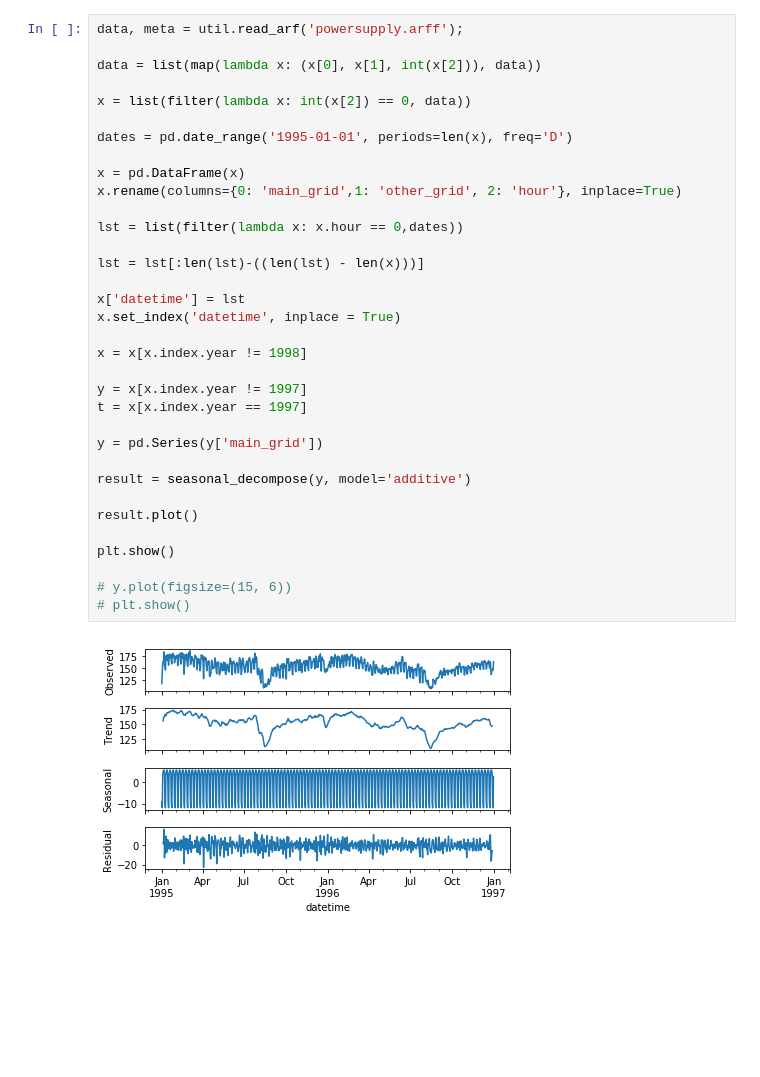
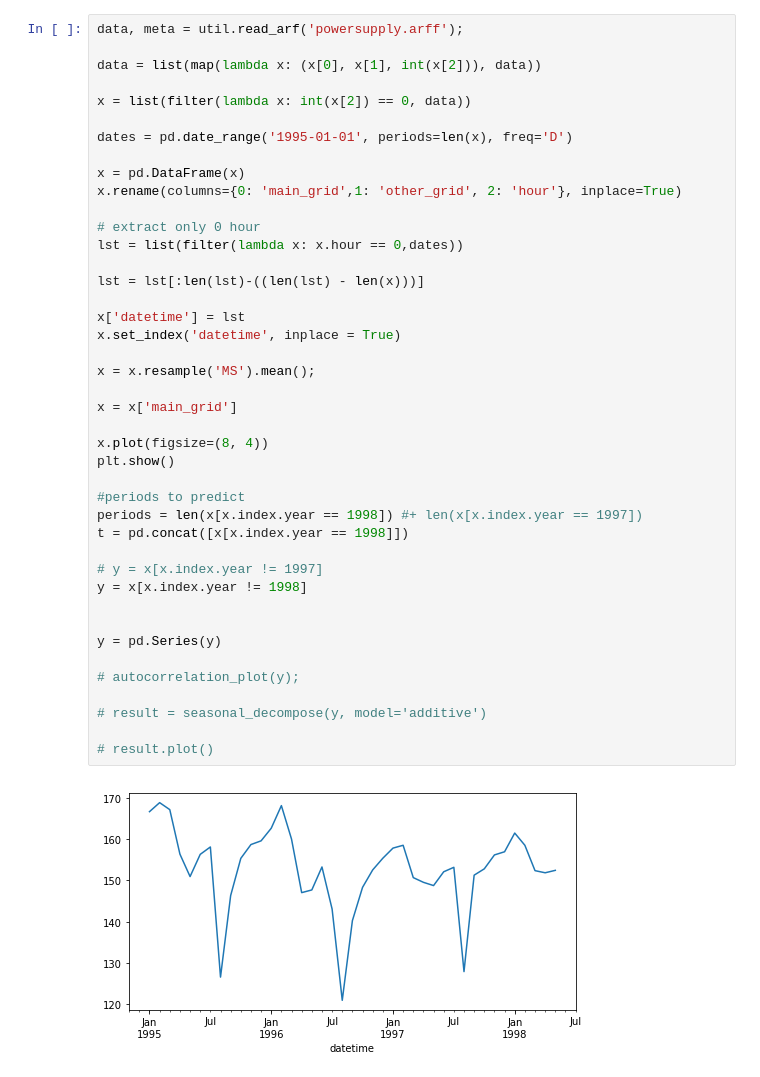
Before and after one commit to Cobrijani/prescient, a Jupyter notebook: src/notebooks/PowerSupply.ipynb, the cells around one changed output. Cells and saved outputs as stored; diff of their text form; blank space fills up the shorter version.

Commit message:
added different kidns of aggregation, added example where only one step ahead prediction is done

```diff
--- a/src/notebooks/PowerSupply.ipynb
+++ b/src/notebooks/PowerSupply.ipynb
@@ -21,39 +26,47 @@ pyramid version: '0.6.5'
 # %%
 data, meta = util.read_arf('powersupply.arff');
 
 data = list(map(lambda x: (x[0], x[1], int(x[2])), data))
 
 x = list(filter(lambda x: int(x[2]) == 0, data))
 
 dates = pd.date_range('1995-01-01', periods=len(x), freq='D')
 
 x = pd.DataFrame(x)
 x.rename(columns={0: 'main_grid',1: 'other_grid', 2: 'hour'}, inplace=True)
 
+# extract only 0 hour
 lst = list(filter(lambda x: x.hour == 0,dates))
 
 lst = lst[:len(lst)-((len(lst) - len(x)))]
 
 x['datetime'] = lst
 x.set_index('datetime', inplace = True)
 
-x = x[x.index.year != 1998]
+x = x.resample('MS').mean();
 
-y = x[x.index.year != 1997]
-t = x[x.index.year == 1997]
+x = x['main_grid']
 
-y = pd.Series(y['main_grid'])
-
-result = seasonal_decompose(y, model='additive')
-
-result.plot()
-
+x.plot(figsize=(8, 4))
 plt.show()
 
-# y.plot(figsize=(15, 6))
-# plt.show()
+#periods to predict
+periods = len(x[x.index.year == 1998]) #+ len(x[x.index.year == 1997])
+t = pd.concat([x[x.index.year == 1998]])
+
+# y = x[x.index.year != 1997]
+y = x[x.index.year != 1998]
+
+
+y = pd.Series(y)
+
+# autocorrelation_plot(y);
+
+# result = seasonal_decompose(y, model='additive')
+
+# result.plot()
 # %% [output]
-[figure, old version]
+[figure, new version]
 # %%
 stepwise_fit = auto_arima(y, start_p=1, start_q=1, max_p=5, max_q=5, m=12,
                           start_P=0, seasonal=True, d=1, D=1, trace=True,
```
Also changed, not shown: parts of 5 cells of this notebook.
